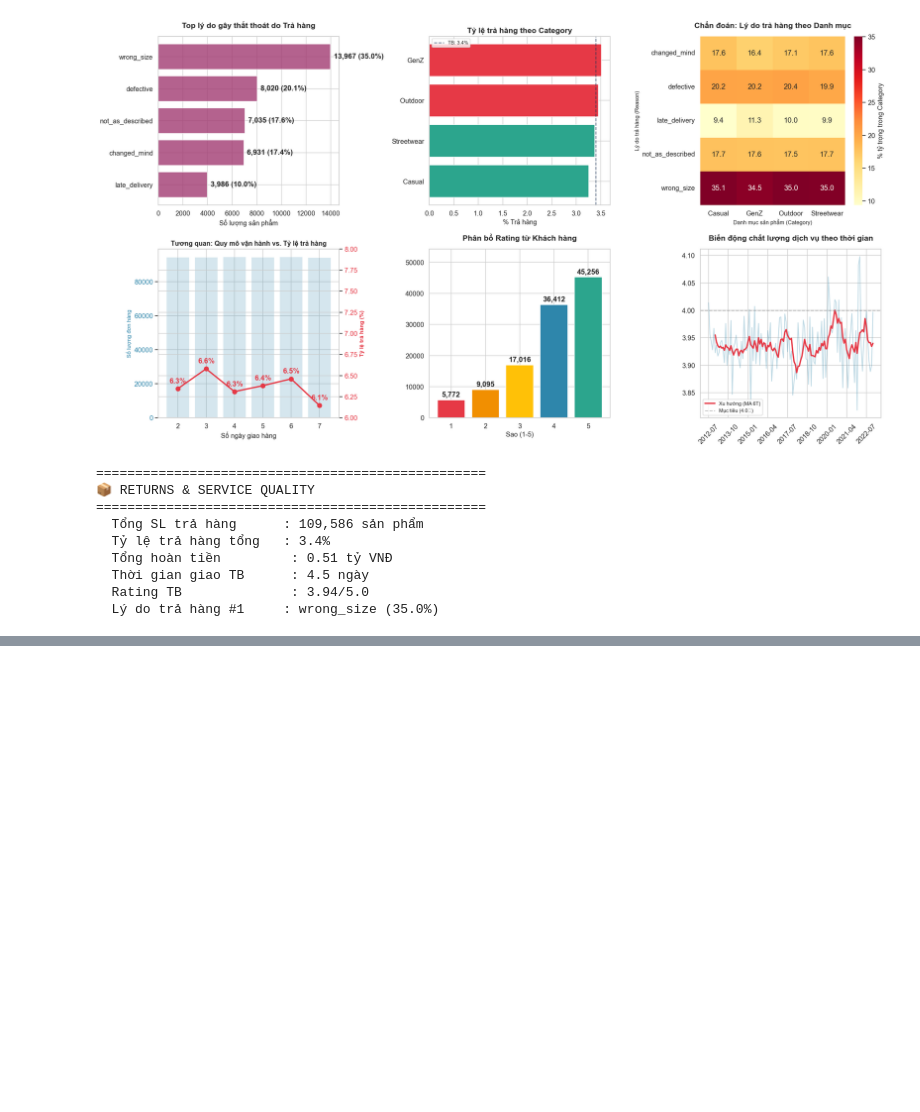
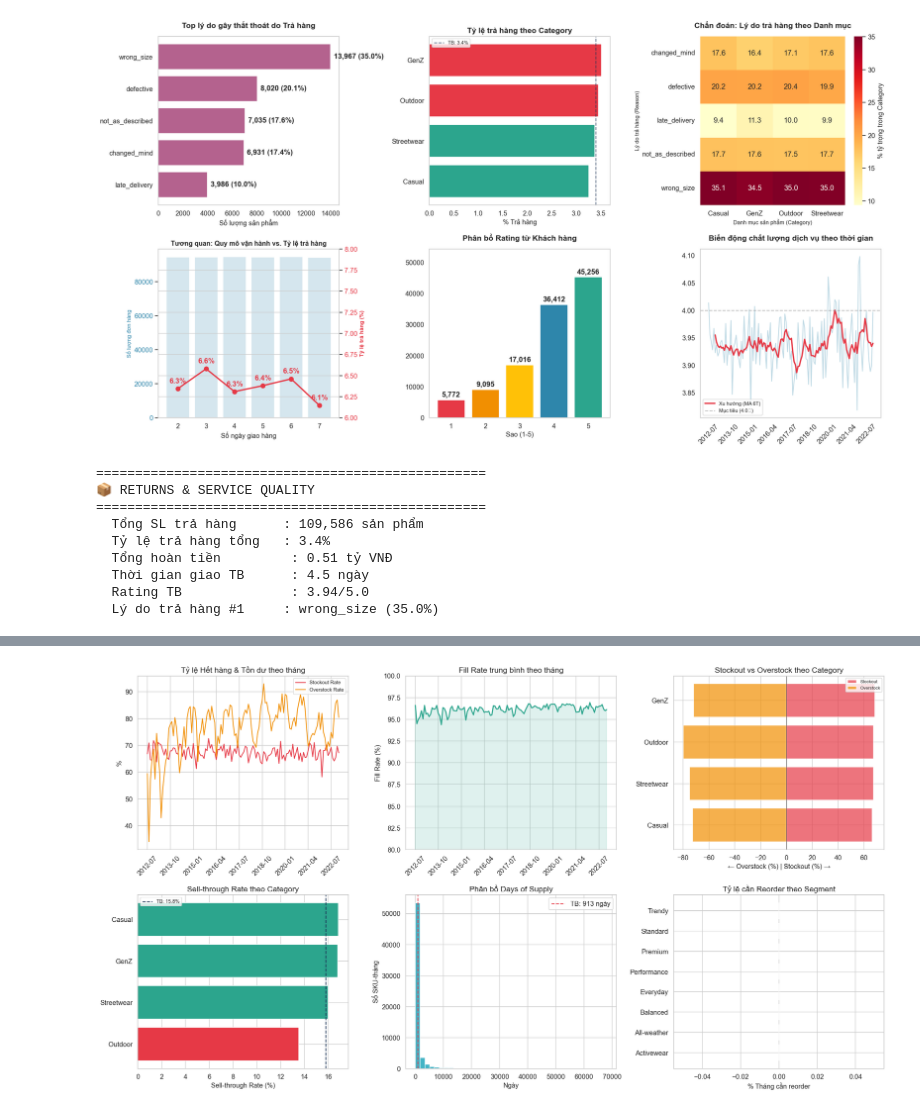
Before and after one commit to trieutienthanh284/Datathon2026, a Jupyter notebook: P2_EDA_Visualization.ipynb, the cells around one changed output, grey strips where cells are left out. Drawn from its saved outputs; the diff is of its cells as text; code cells hidden in the pictures; blank space fills up the shorter version.

```diff
--- a/P2_EDA_Visualization.ipynb
+++ b/P2_EDA_Visualization.ipynb
@@ -328,0 +425,87 @@ print(f"  Lý do trả hàng #1     : {reason_counts.index[0]} ({reason_counts.i
+# %%
+fig, axes = plt.subplots(2, 3, figsize=(20, 11))
+
+# 1. Stockout rate over time
+inv_monthly = inventory.groupby(['year', 'month']).agg(
+    stockout_rate=('stockout_flag', 'mean'),
+    overstock_rate=('overstock_flag', 'mean'),
+    avg_fill_rate=('fill_rate', 'mean'),
+    avg_sell_through=('sell_through_rate', 'mean'),
+    avg_days_supply=('days_of_supply', 'mean')
+).reset_index()
+inv_monthly['period'] = inv_monthly['year'].astype(str) + '-' + inv_monthly['month'].astype(str).str.zfill(2)
+inv_monthly = inv_monthly.sort_values('period')
+
+axes[0,0].plot(range(len(inv_monthly)), inv_monthly['stockout_rate']*100, color=COLORS['danger'],
+               linewidth=1.5, label='Stockout Rate')
+axes[0,0].plot(range(len(inv_monthly)), inv_monthly['overstock_rate']*100, color=COLORS['accent'],
+               linewidth=1.5, label='Overstock Rate')
+axes[0,0].set_title('Tỷ lệ Hết hàng & Tồn dư theo tháng')
+axes[0,0].set_ylabel('%'); axes[0,0].legend(fontsize=9)
+tick_pos = range(0, len(inv_monthly), max(1, len(inv_monthly)//8))
+axes[0,0].set_xticks(list(tick_pos))
+axes[0,0].set_xticklabels([inv_monthly['period'].iloc[i] for i in tick_pos], rotation=45)
+
+# 2. Fill rate trend
+axes[0,1].plot(range(len(inv_monthly)), inv_monthly['avg_fill_rate']*100, color=COLORS['success'], linewidth=2)
+axes[0,1].fill_between(range(len(inv_monthly)), inv_monthly['avg_fill_rate']*100, alpha=0.15, color=COLORS['success'])
+axes[0,1].set_title('Fill Rate trung bình theo tháng')
+axes[0,1].set_ylabel('Fill Rate (%)'); axes[0,1].set_ylim(80, 100)
+axes[0,1].set_xticks(list(tick_pos))
+axes[0,1].set_xticklabels([inv_monthly['period'].iloc[i] for i in tick_pos], rotation=45)
+
+# 3. Stockout rate by category
+cat_stockout = inventory.groupby('category').agg(
+    stockout_rate=('stockout_flag', 'mean'),
+    overstock_rate=('overstock_flag', 'mean'),
+    avg_sell_through=('sell_through_rate', 'mean')
+).reset_index().sort_values('stockout_rate', ascending=True)
+axes[0,2].barh(cat_stockout['category'], cat_stockout['stockout_rate']*100, color=COLORS['danger'],
+               alpha=0.7, label='Stockout', edgecolor='white')
+axes[0,2].barh(cat_stockout['category'], -cat_stockout['overstock_rate']*100, color=COLORS['accent'],
+               alpha=0.7, label='Overstock', edgecolor='white')
+axes[0,2].axvline(0, color='black', linewidth=0.5)
+axes[0,2].set_title('Stockout vs Overstock theo Category')
+axes[0,2].set_xlabel('← Overstock (%) | Stockout (%) →')
+axes[0,2].legend(fontsize=8)
+
+# 4. Sell-through rate by category
+cat_st = cat_stockout.sort_values('avg_sell_through', ascending=True)
+colors_st = [COLORS['danger'] if v < cat_st['avg_sell_through'].mean() else COLORS['success'] for v in cat_st['avg_sell_through']]
+axes[1,0].barh(cat_st['category'], cat_st['avg_sell_through']*100, color=colors_st, edgecolor='white')
+axes[1,0].axvline(cat_st['avg_sell_through'].mean()*100, color=COLORS['dark'], linestyle='--',
+                  label=f"TB: {cat_st['avg_sell_through'].mean()*100:.1f}%")
+axes[1,0].set_title('Sell-through Rate theo Category')
+axes[1,0].set_xlabel('Sell-through Rate (%)'); axes[1,0].legend(fontsize=9)
+
+# 5. Days of supply distribution
+axes[1,1].hist(inventory['days_of_supply'].dropna(), bins=40, color=COLORS['teal'], edgecolor='white', alpha=0.8)
+avg_dos = inventory['days_of_supply'].mean()
+axes[1,1].axvline(avg_dos, color=COLORS['danger'], linestyle='--', label=f'TB: {avg_dos:.0f} ngày')
+axes[1,1].set_title('Phân bổ Days of Supply')
+axes[1,1].set_xlabel('Ngày'); axes[1,1].set_ylabel('Số SKU-tháng')
+axes[1,1].legend()
+
+# 6. Reorder flag analysis by segment
+seg_inv = inventory.groupby('segment').agg(
+    reorder_rate=('reorder_flag', 'mean'),
+    stockout_rate=('stockout_flag', 'mean'),
+    avg_stock=('stock_on_hand', 'mean')
+).reset_index().sort_values('reorder_rate', ascending=True)
+axes[1,2].barh(seg_inv['segment'], seg_inv['reorder_rate']*100, color=COLORS['purple'], edgecolor='white')
+axes[1,2].set_title('Tỷ lệ cần Reorder theo Segment')
+axes[1,2].set_xlabel('% Tháng cần reorder')
+
+plt.tight_layout(); plt.show()
+
+print(f"\n{'='*50}")
+print(f"📦 INVENTORY SUMMARY")
+print(f"{'='*50}")
+print(f"  Tỷ lệ hết hàng TB     : {inventory['stockout_flag'].mean()*100:.1f}%")
+print(f"  Tỷ lệ tồn dư TB       : {inventory['overstock_flag'].mean()*100:.1f}%")
+print(f"  Fill rate TB           : {inventory['fill_rate'].mean()*100:.1f}%")
+print(f"  Sell-through rate TB   : {inventory['sell_through_rate'].mean()*100:.1f}%")
+print(f"  Days of supply TB      : {avg_dos:.0f} ngày")
+print(f"  Category hết hàng nhiều: {cat_stockout.iloc[-1]['category']} ({cat_stockout.iloc[-1]['stockout_rate']*100:.1f}%)")
+# %% [output]
+[figure, added]
```
Also changed, not shown: parts of 10 cells of this notebook.
